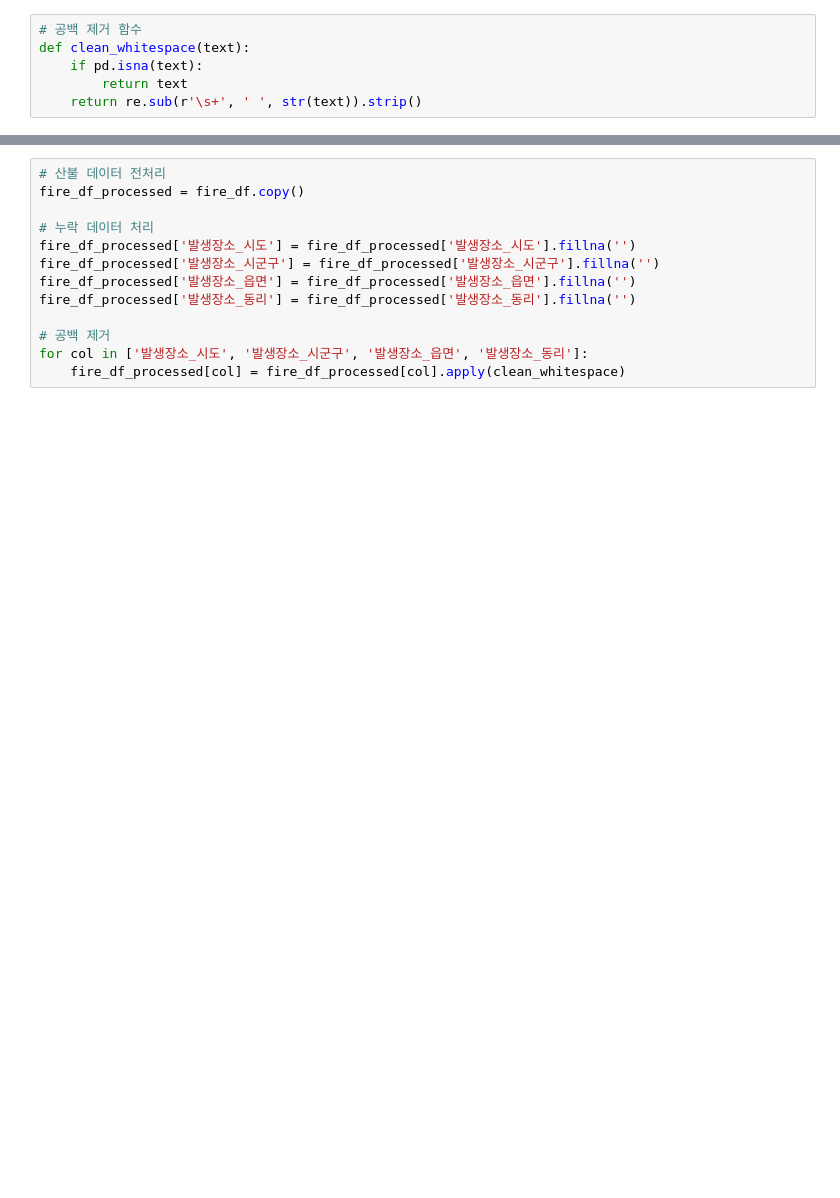
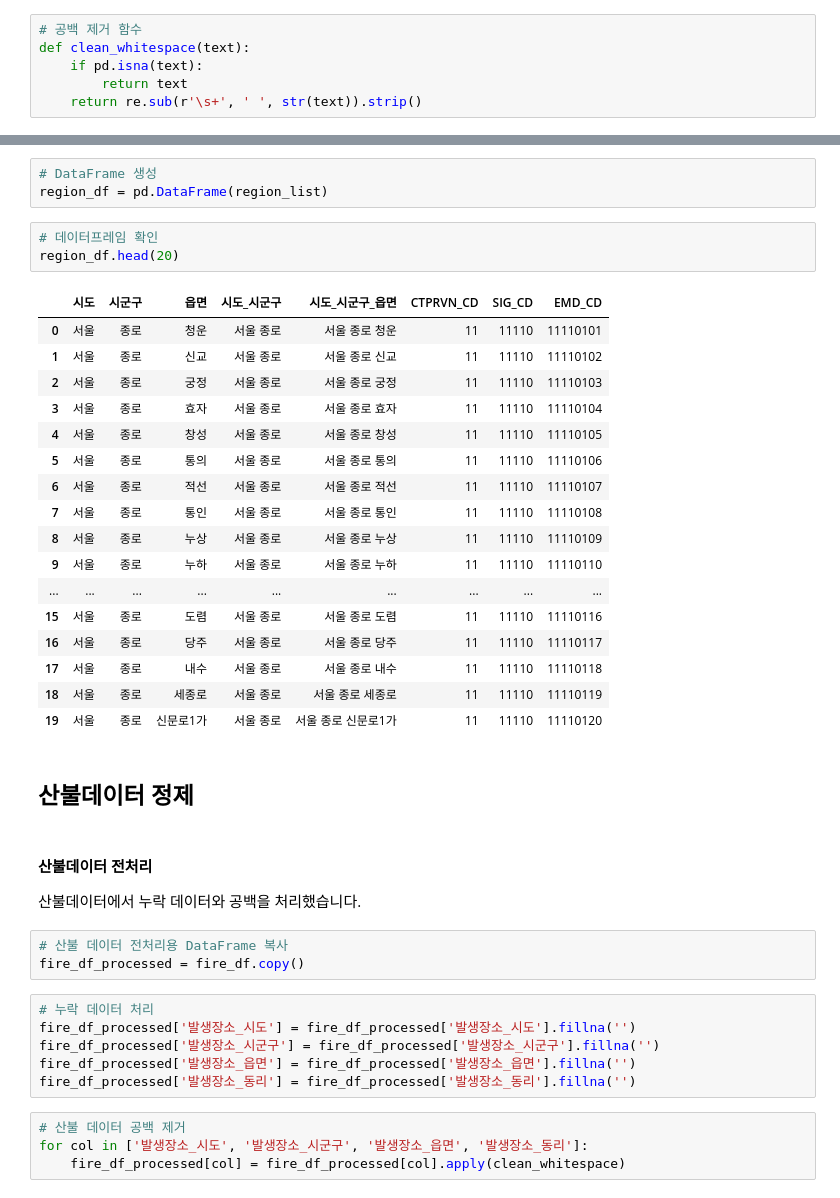
Before and after one commit to stripe2933/20251R0136COSE47101, a Jupyter notebook: 2022131621/regionID.ipynb, the cells around one changed output, grey strips where cells are left out. Cells and saved outputs as stored; diff of their text form; blank space fills up the shorter version.

```diff
--- a/2022131621/regionID.ipynb
+++ b/2022131621/regionID.ipynb
@@ -156,13 +285,43 @@ region_df = pd.DataFrame(region_list)
+# %%
+# DataFrame 생성
+region_df = pd.DataFrame(region_list)
+# %%
+# 데이터프레임 확인
+region_df.head(20)
+# %% [output]
+|  | 시도 | 시군구 | 읍면 | 시도_시군구 | 시도_시군구_읍면 | CTPRVN_CD | SIG_CD | EMD_CD |
+| 0 | 서울 | 종로 | 청운 | 서울 종로 | 서울 종로 청운 | 11 | 11110 | 11110101 |
+| 1 | 서울 | 종로 | 신교 | 서울 종로 | 서울 종로 신교 | 11 | 11110 | 11110102 |
+| 2 | 서울 | 종로 | 궁정 | 서울 종로 | 서울 종로 궁정 | 11 | 11110 | 11110103 |
+| 3 | 서울 | 종로 | 효자 | 서울 종로 | 서울 종로 효자 | 11 | 11110 | 11110104 |
+| 4 | 서울 | 종로 | 창성 | 서울 종로 | 서울 종로 창성 | 11 | 11110 | 11110105 |
+| 5 | 서울 | 종로 | 통의 | 서울 종로 | 서울 종로 통의 | 11 | 11110 | 11110106 |
+| 6 | 서울 | 종로 | 적선 | 서울 종로 | 서울 종로 적선 | 11 | 11110 | 11110107 |
+| 7 | 서울 | 종로 | 통인 | 서울 종로 | 서울 종로 통인 | 11 | 11110 | 11110108 |
+| 8 | 서울 | 종로 | 누상 | 서울 종로 | 서울 종로 누상 | 11 | 11110 | 11110109 |
+| 9 | 서울 | 종로 | 누하 | 서울 종로 | 서울 종로 누하 | 11 | 11110 | 11110110 |
+| ... | ... | ... | ... | ... | ... | ... | ... | ... |
+| 15 | 서울 | 종로 | 도렴 | 서울 종로 | 서울 종로 도렴 | 11 | 11110 | 11110116 |
+| 16 | 서울 | 종로 | 당주 | 서울 종로 | 서울 종로 당주 | 11 | 11110 | 11110117 |
+| 17 | 서울 | 종로 | 내수 | 서울 종로 | 서울 종로 내수 | 11 | 11110 | 11110118 |
+| 18 | 서울 | 종로 | 세종로 | 서울 종로 | 서울 종로 세종로 | 11 | 11110 | 11110119 |
+| 19 | 서울 | 종로 | 신문로1가 | 서울 종로 | 서울 종로 신문로1가 | 11 | 11110 | 11110120 |
+# %% [markdown]
+## 산불데이터 정제
+# %% [markdown]
+#### 산불데이터 전처리
+
+산불데이터에서 누락 데이터와 공백을 처리했습니다.
+# %%
+# 산불 데이터 전처리용 DataFrame 복사
+fire_df_processed = fire_df.copy()
 # %%
-# 산불 데이터 전처리
-fire_df_processed = fire_df.copy()
-
 # 누락 데이터 처리
 fire_df_processed['발생장소_시도'] = fire_df_processed['발생장소_시도'].fillna('')
 fire_df_processed['발생장소_시군구'] = fire_df_processed['발생장소_시군구'].fillna('')
 fire_df_processed['발생장소_읍면'] = fire_df_processed['발생장소_읍면'].fillna('')
 fire_df_processed['발생장소_동리'] = fire_df_processed['발생장소_동리'].fillna('')
-
-# 공백 제거
-for col in ['발생장소_시도', '발생장소_시군구', '발생장소_읍면', '발생장소_동리']:
-    fire_df_processed[col] = fire_df_processed[col].apply(clean_whitespace)
+# %%
+# 산불 데이터 공백 제거
+for col in ['발생장소_시도', '발생장소_시군구', '발생장소_읍면', '발생장소_동리']:
+    fire_df_processed[col] = fire_df_processed[col].apply(clean_whitespace)
```
Also changed, not shown: parts of 50 cells of this notebook, 1 other file.
